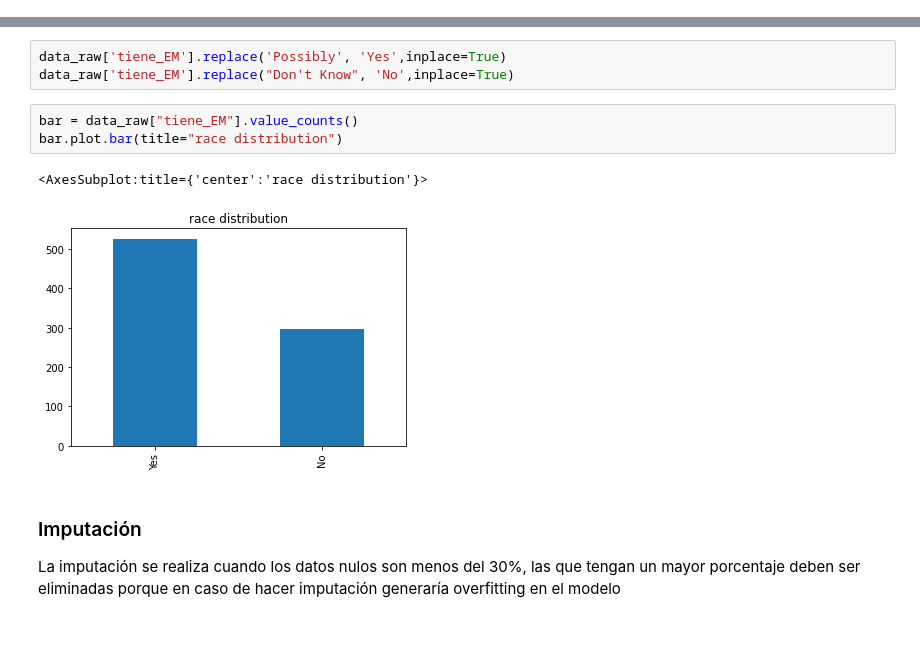
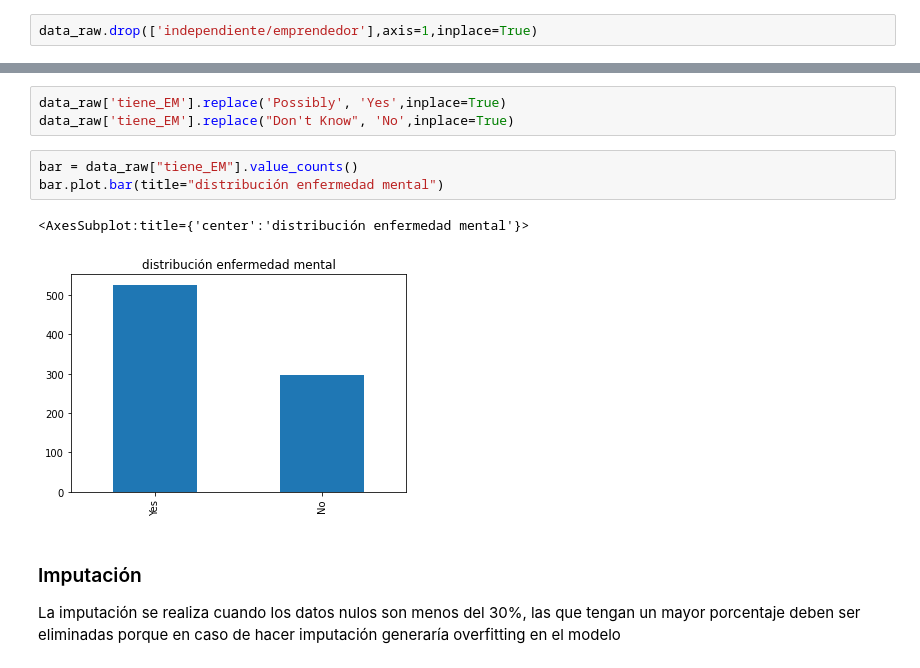
Before and after one commit to nathaliaortega/MentalHealtInTech, a Jupyter notebook: notebooks/1-mentalHealth-preprocess.ipynb, the cells around one changed output, grey strips where cells are left out. Cells and saved outputs as stored; diff of their text form; blank space fills up the shorter version.

```diff
--- a/notebooks/1-mentalHealth-preprocess.ipynb
+++ b/notebooks/1-mentalHealth-preprocess.ipynb
@@ -228,3 +230,5 @@ data_raw.drop(['describir_conversacion_jefe','describir_conversacion_companeros'
+# %%
+data_raw.drop(['independiente/emprendedor'],axis=1,inplace=True)
 # %% [markdown]
 ### Columnas duplicadas
 # %% [markdown]
@@ -375,10 +379,10 @@ data_raw['tiene_EM'].replace('Possibly', 'Yes',inplace=True)
 data_raw['tiene_EM'].replace("Don't Know", 'No',inplace=True)
 # %%
 bar = data_raw["tiene_EM"].value_counts()
-bar.plot.bar(title="race distribution")
+bar.plot.bar(title="distribución enfermedad mental")
 # %% [output]
-<AxesSubplot:title={'center':'race distribution'}>
+<AxesSubplot:title={'center':'distribución enfermedad mental'}>
-[figure, old version]
+[figure, new version]
 # %% [markdown]
 ### Imputación
 La imputación se realiza cuando los datos nulos son menos del 30%, las que tengan un mayor porcentaje deben ser eliminadas porque en caso de hacer imputación generaría overfitting en el modelo
```
Also changed, not shown: parts of 15 cells of this notebook, 6 other files.
